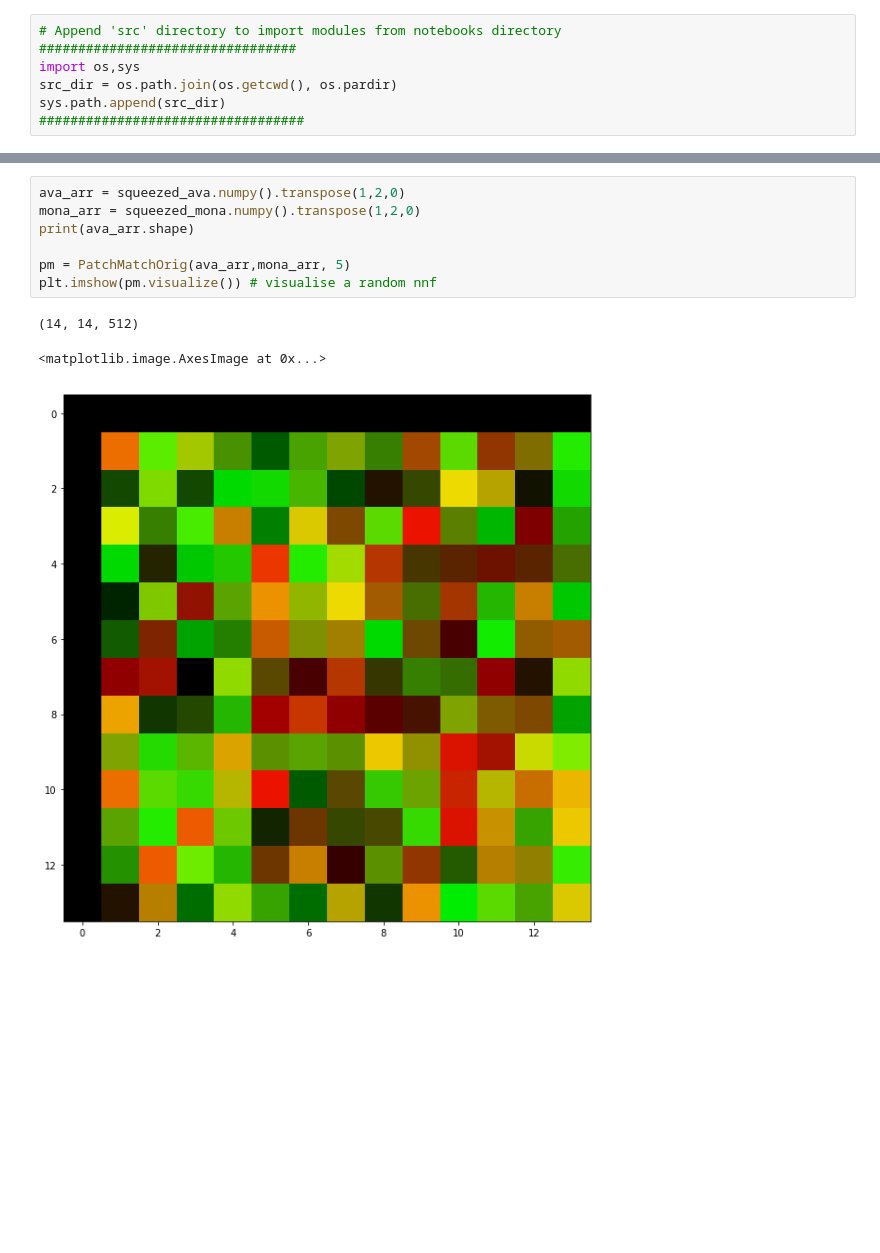
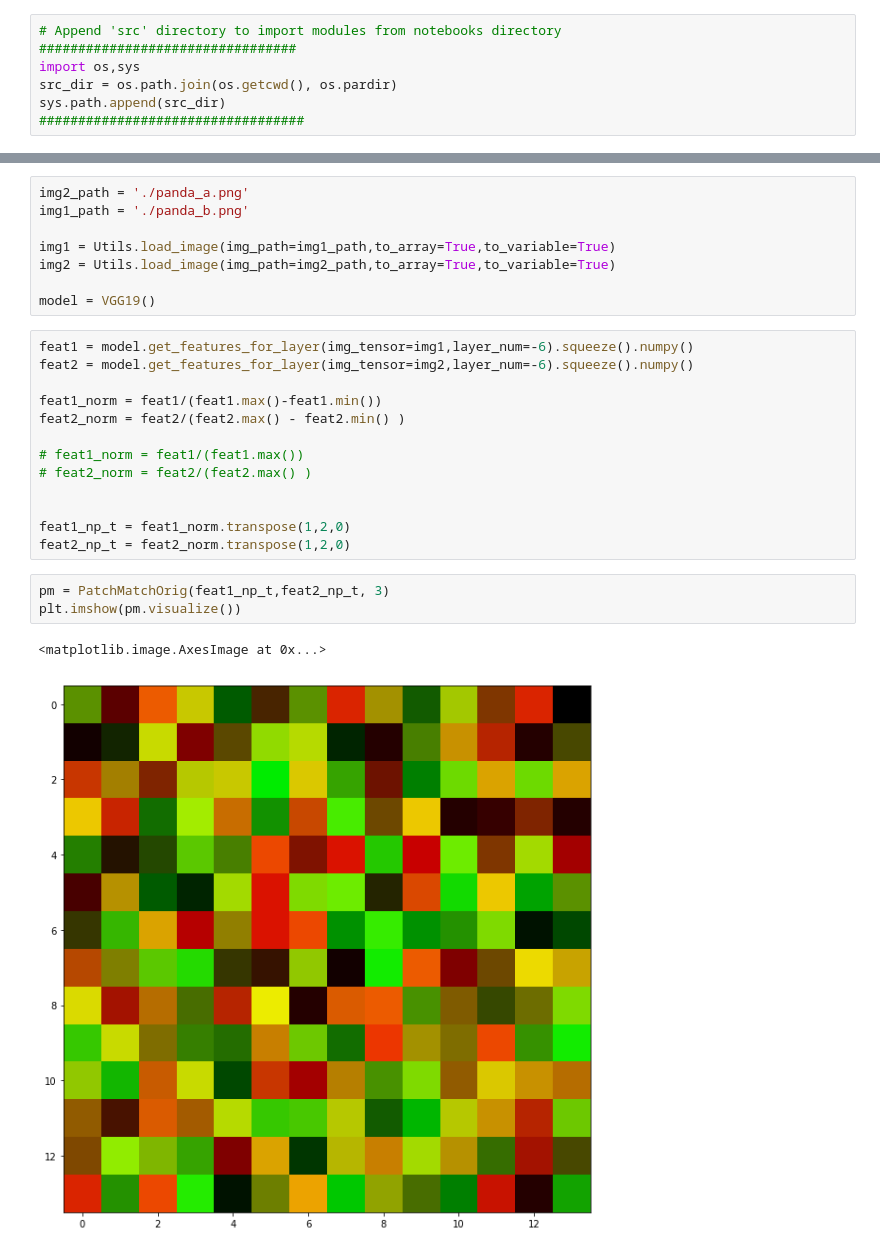
Before and after one commit to harveyslash/Deep-Image-Analogy-PyTorch, a Jupyter notebook: notebooks/Vgg-Feature-Extractor.ipynb, the cells around one changed output, grey strips where cells are left out. Drawn from its saved outputs; the diff is of its cells as text; blank space fills up the shorter version.

```diff
--- a/notebooks/Vgg-Feature-Extractor.ipynb
+++ b/notebooks/Vgg-Feature-Extractor.ipynb
@@ -183,12 +34,28 @@ torch.Size([512, 14, 14])
-# %%
-ava_arr = squeezed_ava.numpy().transpose(1,2,0)
-mona_arr = squeezed_mona.numpy().transpose(1,2,0)
-print(ava_arr.shape)
-
-pm = PatchMatchOrig(ava_arr,mona_arr, 5)
-plt.imshow(pm.visualize()) # visualise a random nnf
-# %% [output]
-(14, 14, 512)
-<matplotlib.image.AxesImage at 0x...>
-[figure, removed]
+# %%
+img2_path = './panda_a.png'
+img1_path = './panda_b.png'
+
+img1 = Utils.load_image(img_path=img1_path,to_array=True,to_variable=True)
+img2 = Utils.load_image(img_path=img2_path,to_array=True,to_variable=True)
+
+model = VGG19()
+# %%
+feat1 = model.get_features_for_layer(img_tensor=img1,layer_num=-6).squeeze().numpy()
+feat2 = model.get_features_for_layer(img_tensor=img2,layer_num=-6).squeeze().numpy()
+
+feat1_norm = feat1/(feat1.max()-feat1.min())
+feat2_norm = feat2/(feat2.max() - feat2.min() )
+
+# feat1_norm = feat1/(feat1.max())
+# feat2_norm = feat2/(feat2.max() )
+
+
+feat1_np_t = feat1_norm.transpose(1,2,0)
+feat2_np_t = feat2_norm.transpose(1,2,0)
+# %%
+pm = PatchMatchOrig(feat1_np_t,feat2_np_t, 3)
+plt.imshow(pm.visualize())
+# %% [output]
+<matplotlib.image.AxesImage at 0x...>
+[figure, added]
 # %%
```
Also changed, not shown: parts of 21 cells of this notebook.
